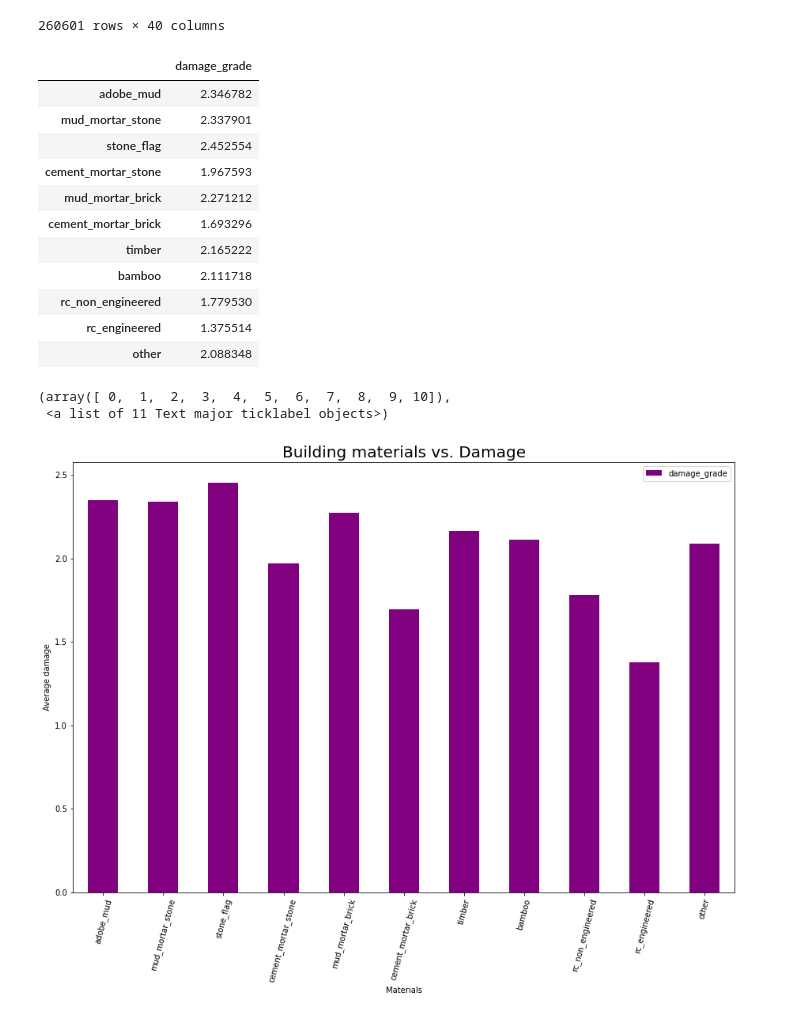
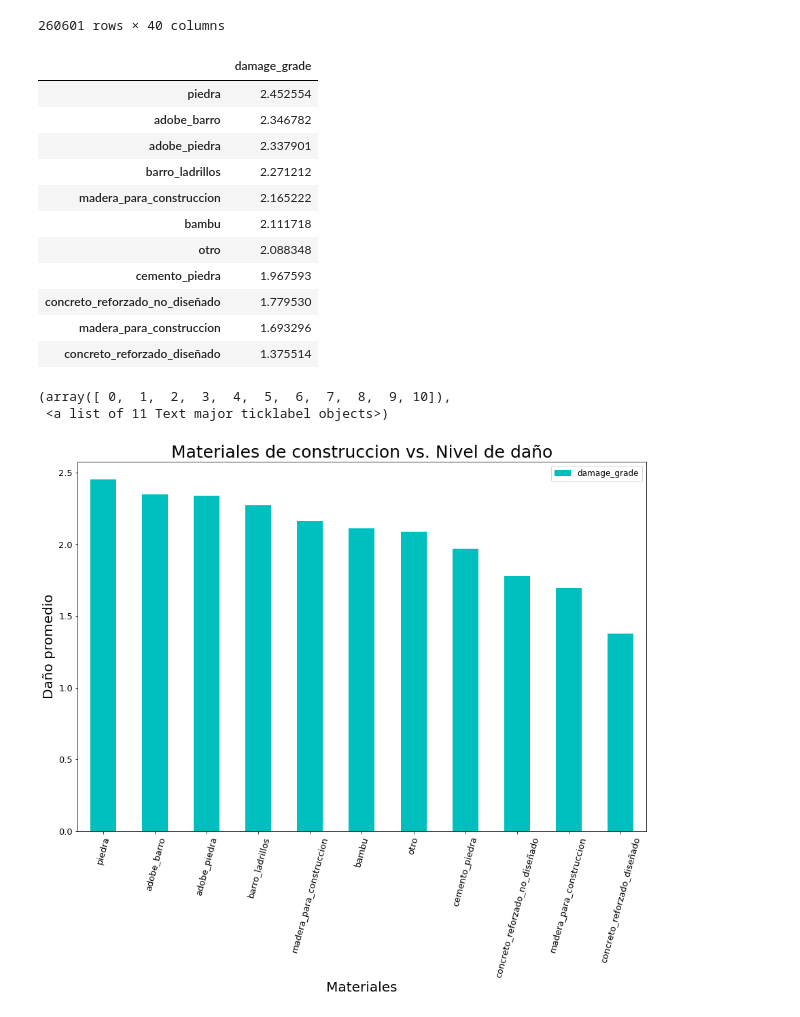
Before and after one commit to rociotarda/TP1---Datos, a Jupyter notebook: AnalisisExploratorioRocio.ipynb, the cells around one changed output. Drawn from its saved outputs; the diff is of its cells as text; code cells hidden in the pictures.

```diff
--- a/AnalisisExploratorioRocio.ipynb
+++ b/AnalisisExploratorioRocio.ipynb
@@ -55,3 +73,13 @@ train_values_with_train_labels
+# %%
+labels = [f'{geo_level_1_id} Geo level 1 ID\n Amount of buildings {amount_of_buildings}' for amount_of_buildings, geo_level_1_id in zip(geo_level_1.amount_of_buildings, geo_level_1.geo_level_1_id)]
+
+plt.figure(figsize=(15, 10))
+plt.rc('font', size=12)
+squarify.plot(sizes=buldings_per_geo_level_1, label=labels[:10], alpha=0.6, text_kwargs={'fontsize':10})
+
+plt.title("Amount of buildings per geo level 1",fontsize=23)
+plt.axis('off')
+plt.show()
 # %%
 # Daño por geo level 1
 
@@ -186,10 +224,10 @@ train_values_with_train_labels
 | 260600 | 747594 | 3 | 21 | 9 | 9101 | 3 | ... |
 260601 rows × 40 columns
 # %%
-col_rename1 = {'has_superstructure_adobe_mud':'adobe_mud','has_superstructure_mud_mortar_stone':'mud_mortar_stone','has_superstructure_stone_flag':'stone_flag',\
-              'has_superstructure_cement_mortar_stone':'cement_mortar_stone','has_superstructure_mud_mortar_brick':'mud_mortar_brick','has_superstructure_cement_mortar_brick':'cement_mortar_brick',\
-              'has_superstructure_timber':'timber','has_superstructure_bamboo':'bamboo','has_superstructure_rc_non_engineered':'rc_non_engineered','has_superstructure_rc_engineered':'rc_engineered',\
-              'has_superstructure_other':'other'}
+col_rename1 = {'has_superstructure_adobe_mud':'adobe_barro','has_superstructure_mud_mortar_stone':'adobe_piedra','has_superstructure_stone_flag':'piedra',\
+              'has_superstructure_cement_mortar_stone':'cemento_piedra','has_superstructure_mud_mortar_brick':'barro_ladrillos','has_superstructure_cement_mortar_brick':'madera_para_construccion',\
+              'has_superstructure_timber':'madera_para_construccion','has_superstructure_bamboo':'bambu','has_superstructure_rc_non_engineered':'concreto_reforzado_no_diseñado','has_superstructure_rc_engineered':'concreto_reforzado_diseñado',\
+              'has_superstructure_other':'otro'}
 materials = (train_values_with_train_labels.rename(columns= col_rename1).iloc[:,16:27])
 materials_vs_damage_mean = materials.apply(lambda x: np.asarray(x) * np.asarray(train_values_with_train_labels['damage_grade']))\
                               .apply(lambda x: x.replace(0, np.NaN))\
@@ -197,32 +235,34 @@ materials_vs_damage_mean = materials.apply(lambda x: np.asarray(x) * np.asarray(
 
 col_rename2 = {0:'damage_grade'}
 materials_vs_damage_mean_df = materials_vs_damage_mean.to_frame().rename(columns= col_rename2)
+materials_vs_damage_mean_df = materials_vs_damage_mean_df.sort_values('damage_grade',ascending=False)
 materials_vs_damage_mean_df
 # %% [output]
 |  | damage_grade |
-| adobe_mud | 2.346782 |
-| mud_mortar_stone | 2.337901 |
-| stone_flag | 2.452554 |
-| cement_mortar_stone | 1.967593 |
-| mud_mortar_brick | 2.271212 |
-| cement_mortar_brick | 1.693296 |
-| timber | 2.165222 |
-| bamboo | 2.111718 |
-| rc_non_engineered | 1.779530 |
-| rc_engineered | 1.375514 |
-| other | 2.088348 |
+| piedra | 2.452554 |
+| adobe_barro | 2.346782 |
+| adobe_piedra | 2.337901 |
+| barro_ladrillos | 2.271212 |
+| madera_para_construccion | 2.165222 |
+| bambu | 2.111718 |
+| otro | 2.088348 |
+| cemento_piedra | 1.967593 |
+| concreto_reforzado_no_diseñado | 1.779530 |
+| madera_para_construccion | 1.693296 |
+| concreto_reforzado_diseñado | 1.375514 |
 # %%
-materials_vs_damage_mean_df.plot.bar(stacked=True, figsize=(15,10), color=['purple'])
 
-plt.title("Building materials vs. Damage", size = 20)
-plt.xlabel("Materials", size=10)
-plt.ylabel("Average damage", size=10)
+materials_vs_damage_mean_df.plot.bar(stacked=True, figsize=(15,10), color=['c'])
 
-plt.xticks(rotation=75)
+plt.title("Materiales de construccion vs. Nivel de daño", size = 25)
+plt.xlabel("Materiales", size=20)
+plt.ylabel("Daño promedio", size=20)
+plt.yticks(size = 13)
+plt.xticks(rotation=75, size = 13)
 # %% [output]
 (array([ 0,  1,  2,  3,  4,  5,  6,  7,  8,  9, 10]),
  <a list of 11 Text major ticklabel objects>)
-[figure, old version]
+[figure, new version]
 # %%
 #Visualizacion
 
```
Also changed, not shown: parts of 40 cells of this notebook.
